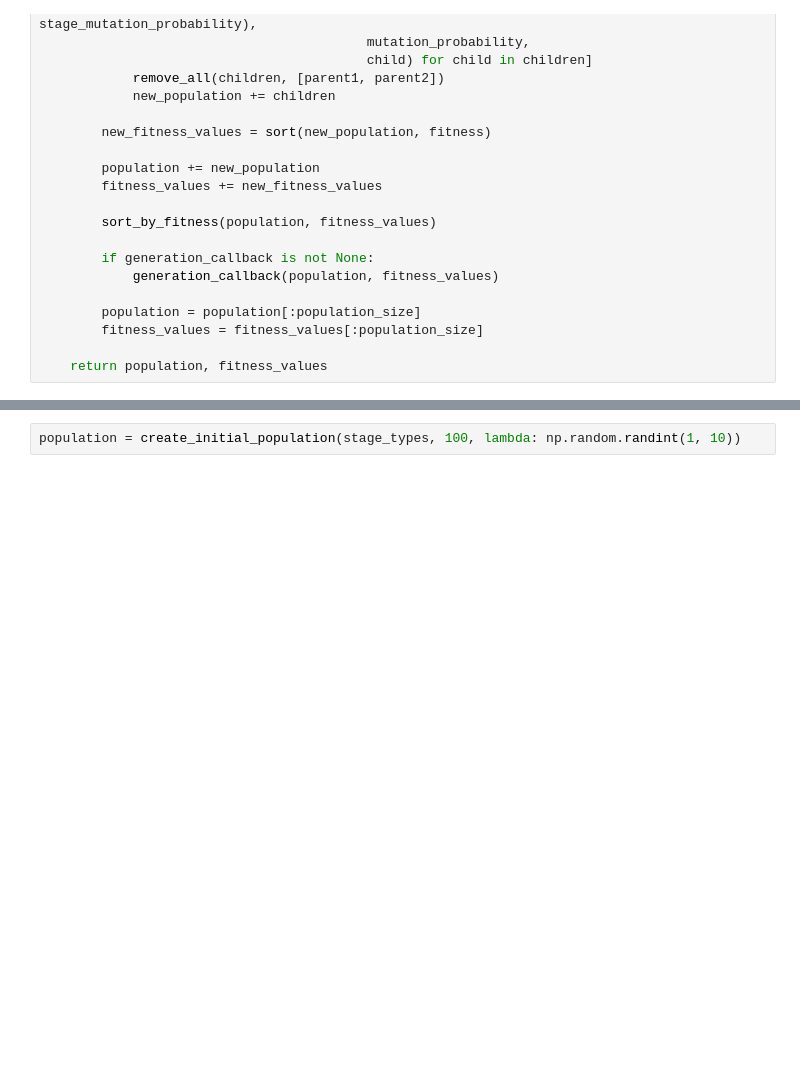
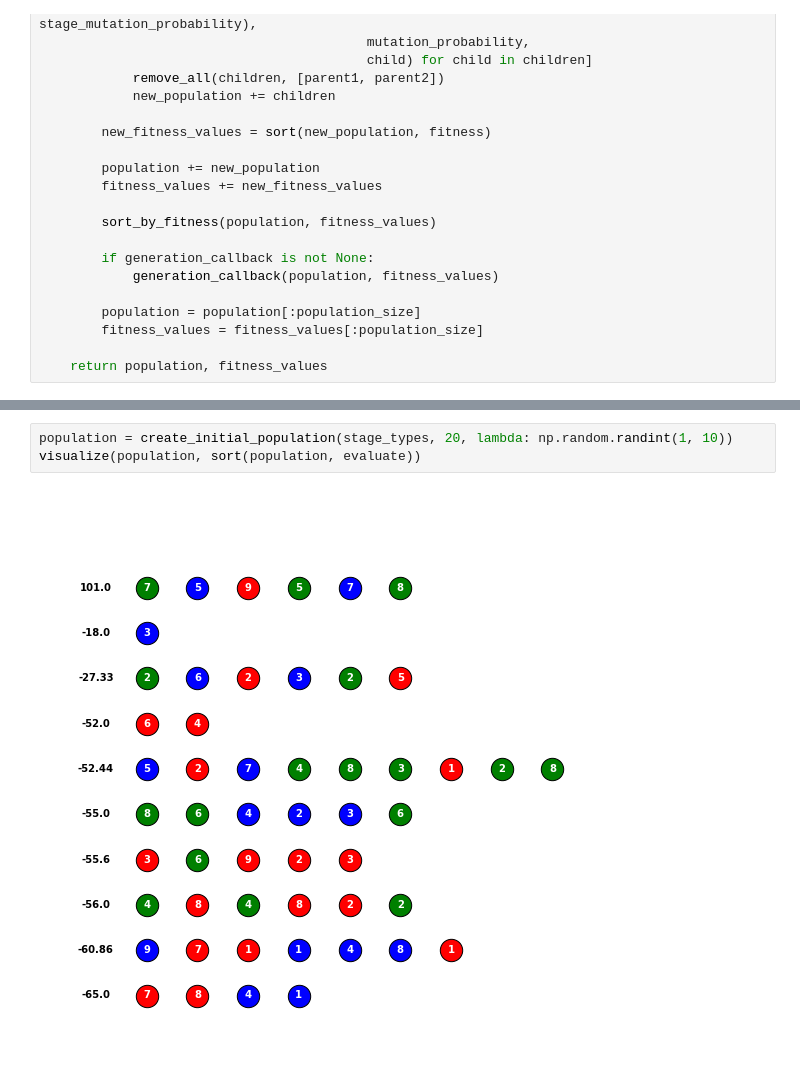
Before and after one commit to zuevmaxim/TM, a Jupyter notebook: graph_ga.ipynb, the cells around one changed output, grey strips where cells are left out. Drawn from its saved outputs; the diff is of its cells as text; blank space fills up the shorter version.

```diff
--- a/graph_ga.ipynb
+++ b/graph_ga.ipynb
@@ -255,5 +255,8 @@ def visualize(pipelines: List[Pipeline], fitness_values: List[float]):
 
     plt.show()
 # %%
-population = create_initial_population(stage_types, 100, lambda: np.random.randint(1, 10))
+population = create_initial_population(stage_types, 20, lambda: np.random.randint(1, 10))
+visualize(population, sort(population, evaluate))
+# %% [output]
+[figure, added]
 # %%
```
Also changed, not shown: parts of 2 cells of this notebook.
